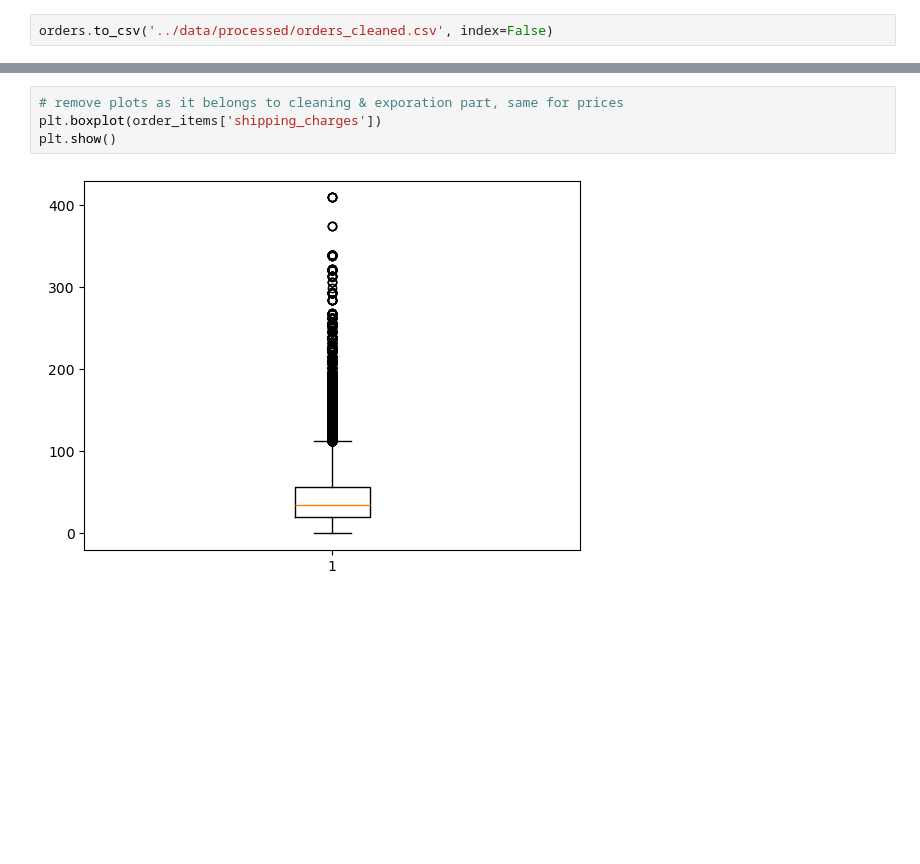
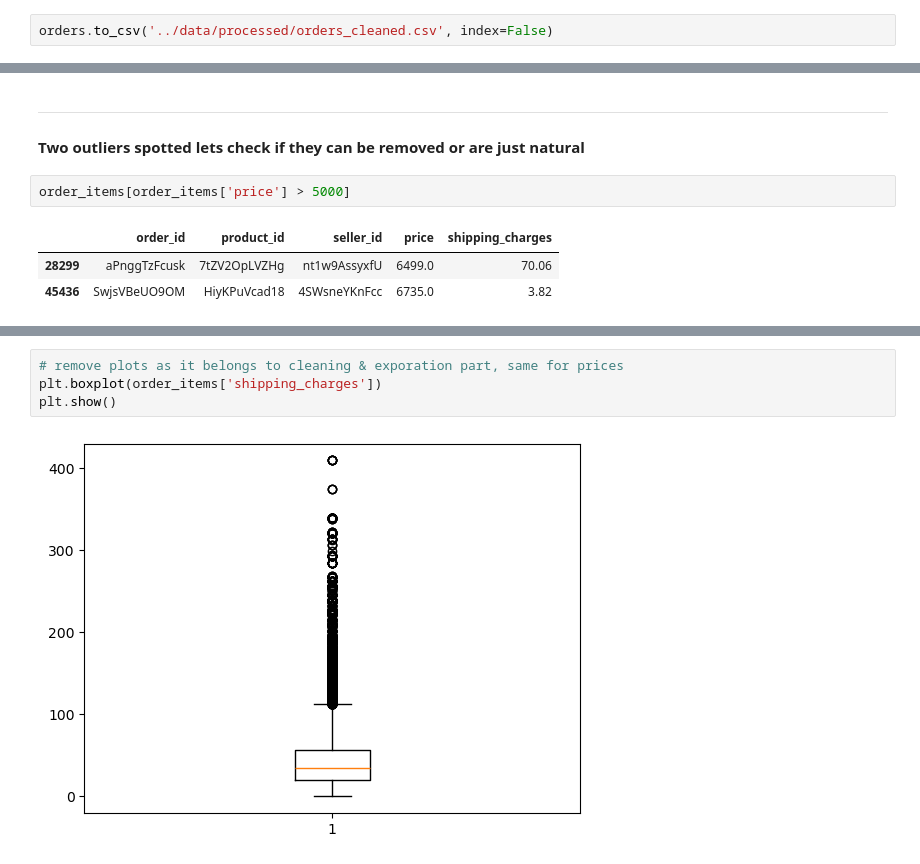
Before and after one commit to JatinY459/ecommerce-data-analysis, a Jupyter notebook: notebooks/02_data_cleaning.ipynb, the cells around one changed output, grey strips where cells are left out. Saved outputs shown, nothing was run; the diff lists cells and outputs as text; blank space fills up the shorter version.

```diff
--- a/notebooks/02_data_cleaning.ipynb
+++ b/notebooks/02_data_cleaning.ipynb
@@ -273,0 +340,9 @@ orders.to_csv('../data/processed/orders_cleaned.csv', index=False)
+# %% [markdown]
+---
+#### Two outliers spotted lets check if they can be removed or are just natural
+# %%
+order_items[order_items['price'] > 5000]
+# %% [output]
+|  | order_id | product_id | seller_id | price | shipping_charges |
+| 28299 | aPnggTzFcusk | 7tZV2OpLVZHg | nt1w9AssyxfU | 6499.0 | 70.06 |
+| 45436 | SwjsVBeUO9OM | HiyKPuVcad18 | 4SWsneYKnFcc | 6735.0 | 3.82 |
```
Also changed, not shown: parts of 23 cells of this notebook.
